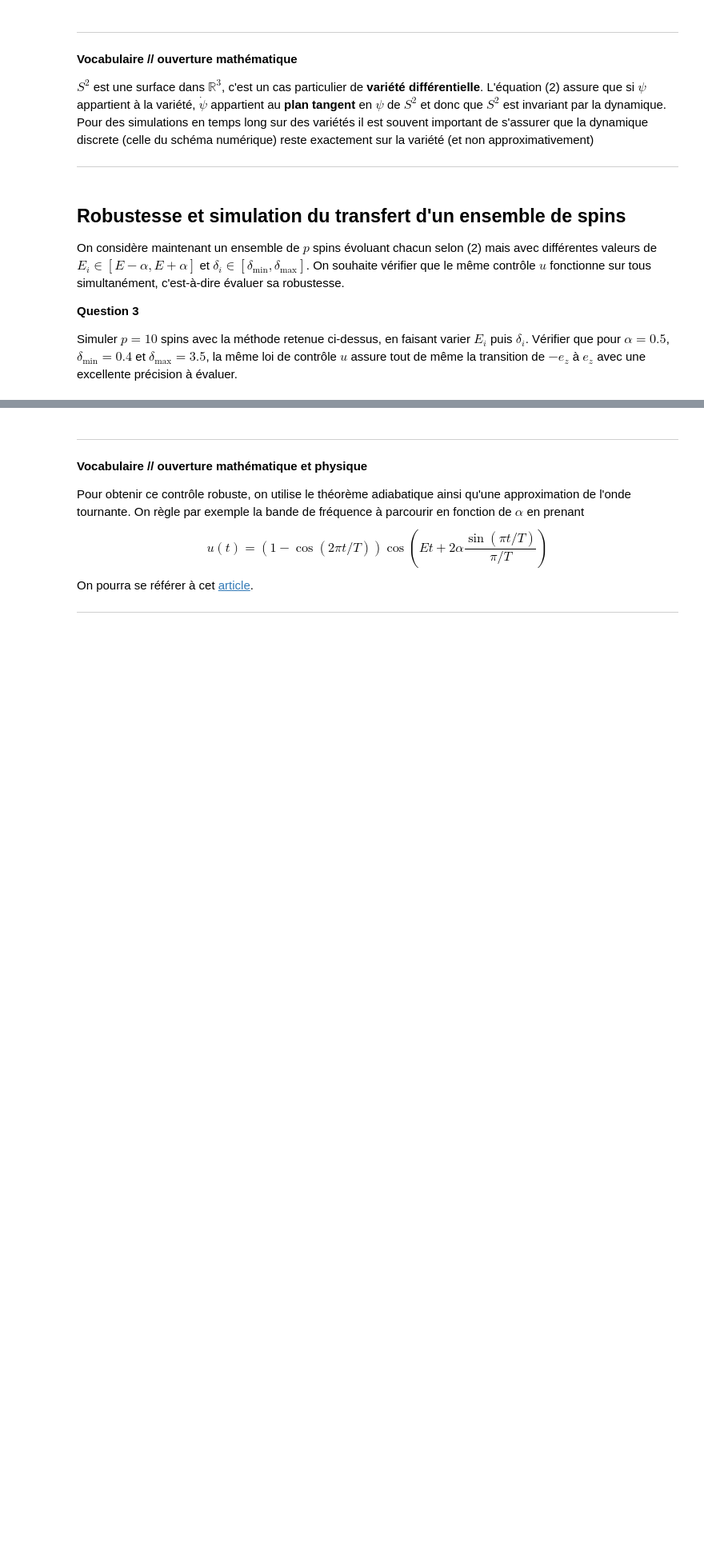
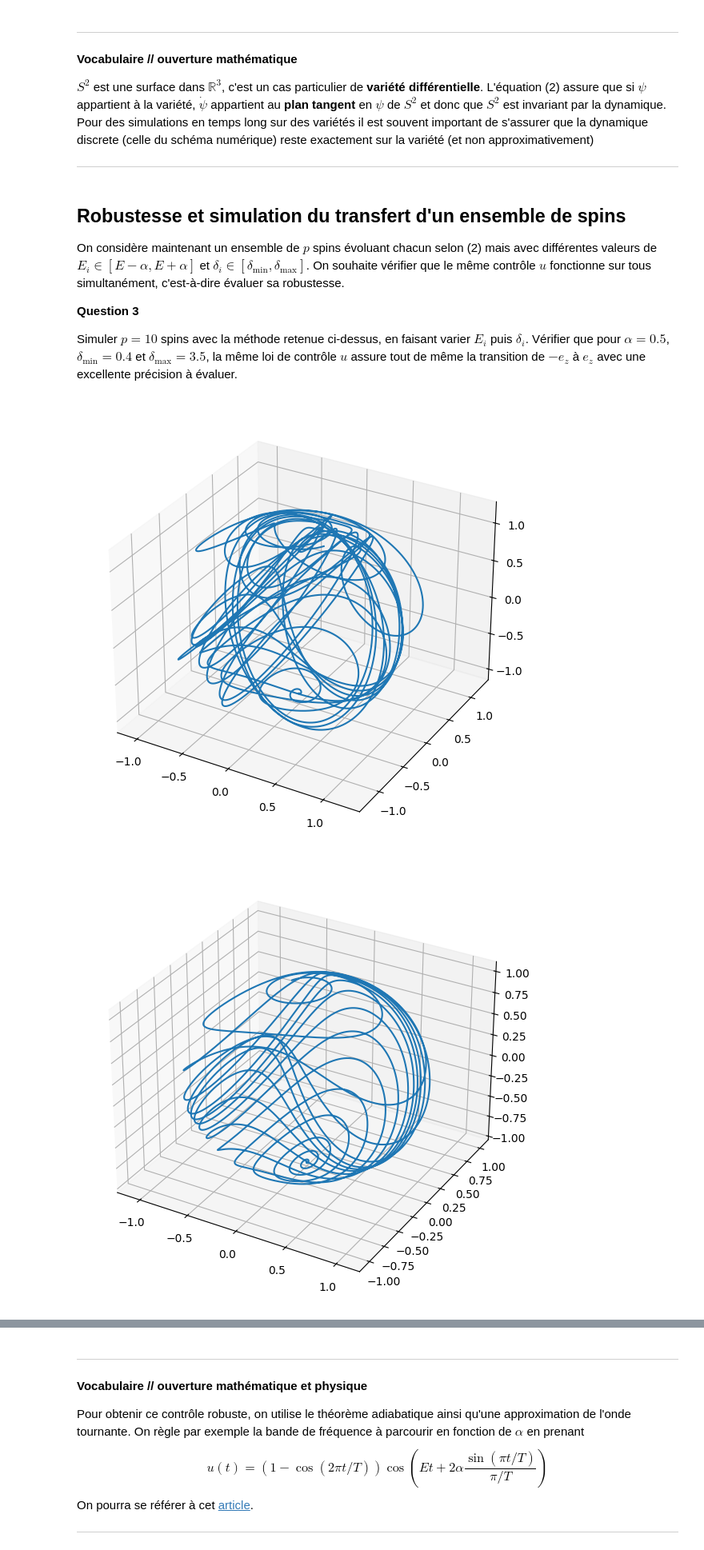
Before and after one commit to ychyn/Projet-equadiff, a Jupyter notebook: Projet - Equations Différentielles - 2024.ipynb, the cells around one changed output, grey strips where cells are left out. Shown at 80% size. Drawn from its saved outputs; the diff is of its cells as text; code cells hidden in the pictures; blank space fills up the shorter version.

```diff
--- a/Projet - Equations Différentielles - 2024.ipynb
+++ b/Projet - Equations Différentielles - 2024.ipynb
@@ -178,3 +174,20 @@ On considère maintenant un ensemble de $p$ spins évoluant chacun selon (2) mai
 **Question 3**
 
 Simuler $p=10$ spins avec la méthode retenue ci-dessus, en faisant varier $E_i$ puis $\delta_i$. Vérifier que pour $\alpha = 0.5$, $\delta_{\min}= 0.4$ et $\delta_{\max}= 3.5$, la même loi de contrôle $u$ assure tout de même la transition de $-e_z$ à $e_z$ avec une excellente précision à évaluer.
+# %%
+p = 10
+alpha = 0.5
+delta_min,delta_max= 0.4,3.5
+liste_E = np.random.uniform(E-alpha,E+alpha,p)
+liste_delta = np.random.uniform(delta_min, delta_max, p)
+
+
+for i in range(p):
+    ax = plt.figure().add_subplot(projection='3d')
+    X = euler_explicit(psi_0, t_0, t_f, liste_E[i], liste_delta[i], dt)
+    ax.plot(X[:,0],X[:,1],X[:,2])
+
+plt.show()
+# %% [output]
+[figure, added]
+[figure, added]
```
Also changed, not shown: parts of 13 cells of this notebook.
